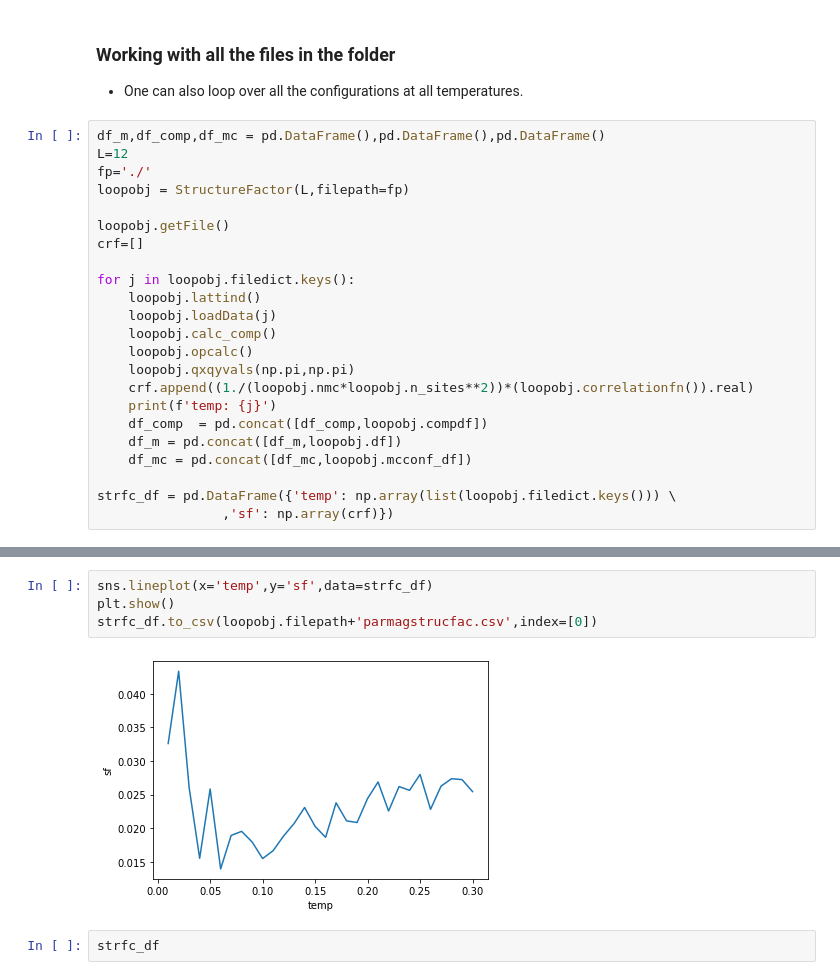
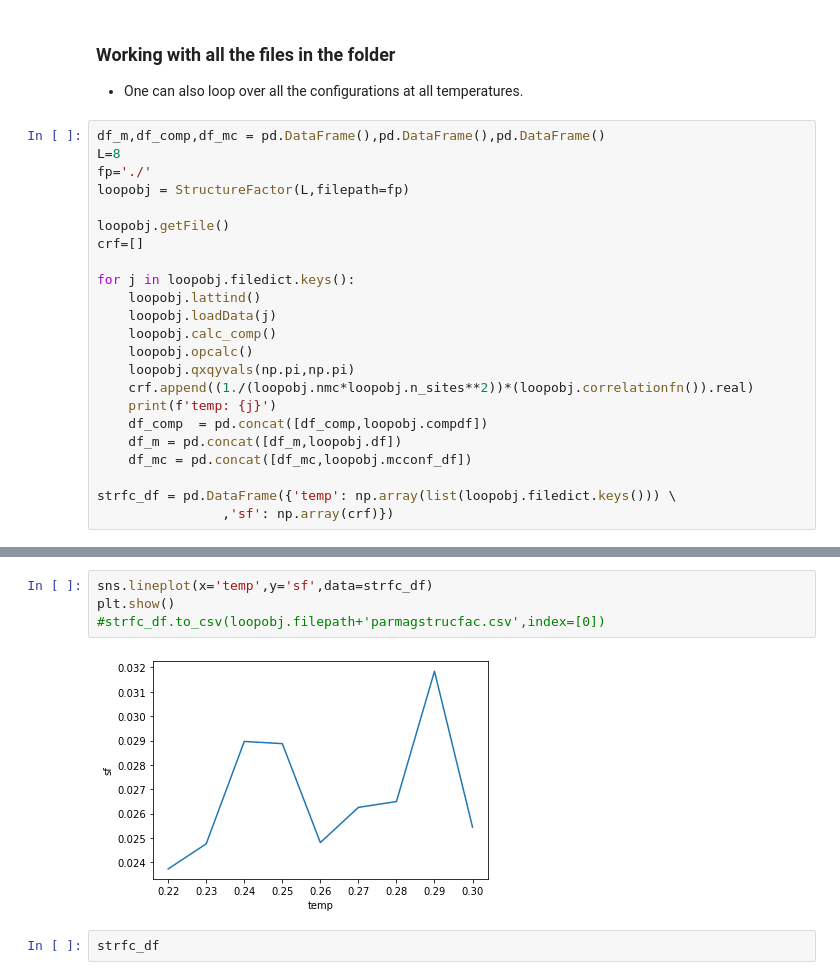
Before and after one commit to Shashi1a/tca_ptca, a Jupyter notebook: spinspincorr.ipynb, the cells around one changed output, grey strips where cells are left out. Cells and saved outputs as stored; diff of their text form.

```diff
--- a/spinspincorr.ipynb
+++ b/spinspincorr.ipynb
@@ -417,7 +417,7 @@ fig.show()
 * One can also loop over all the configurations at all temperatures.
 # %%
 df_m,df_comp,df_mc = pd.DataFrame(),pd.DataFrame(),pd.DataFrame()
-L=12
+L=8
 fp='./'
 loopobj = StructureFactor(L,filepath=fp)
 
@@ -443,9 +451,9 @@ ValueError: cannot reshape array of size 5056 into shape (35,144)
 # %%
 sns.lineplot(x='temp',y='sf',data=strfc_df)
 plt.show()
-strfc_df.to_csv(loopobj.filepath+'parmagstrucfac.csv',index=[0])
+#strfc_df.to_csv(loopobj.filepath+'parmagstrucfac.csv',index=[0])
 # %% [output]
-[figure, old version]
+[figure, new version]
 # %%
 strfc_df
 # %% [output]
```
Also changed, not shown: parts of 1 cell of this notebook.
